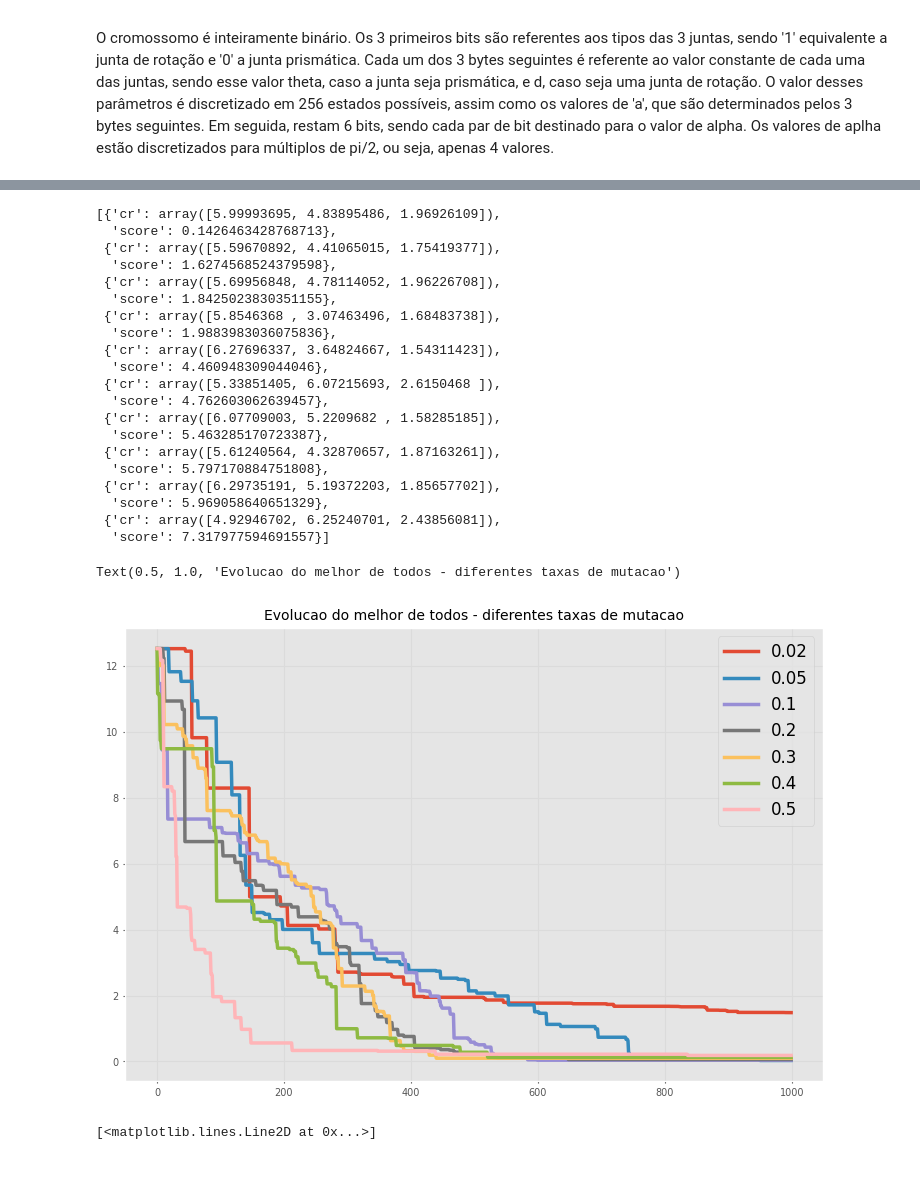
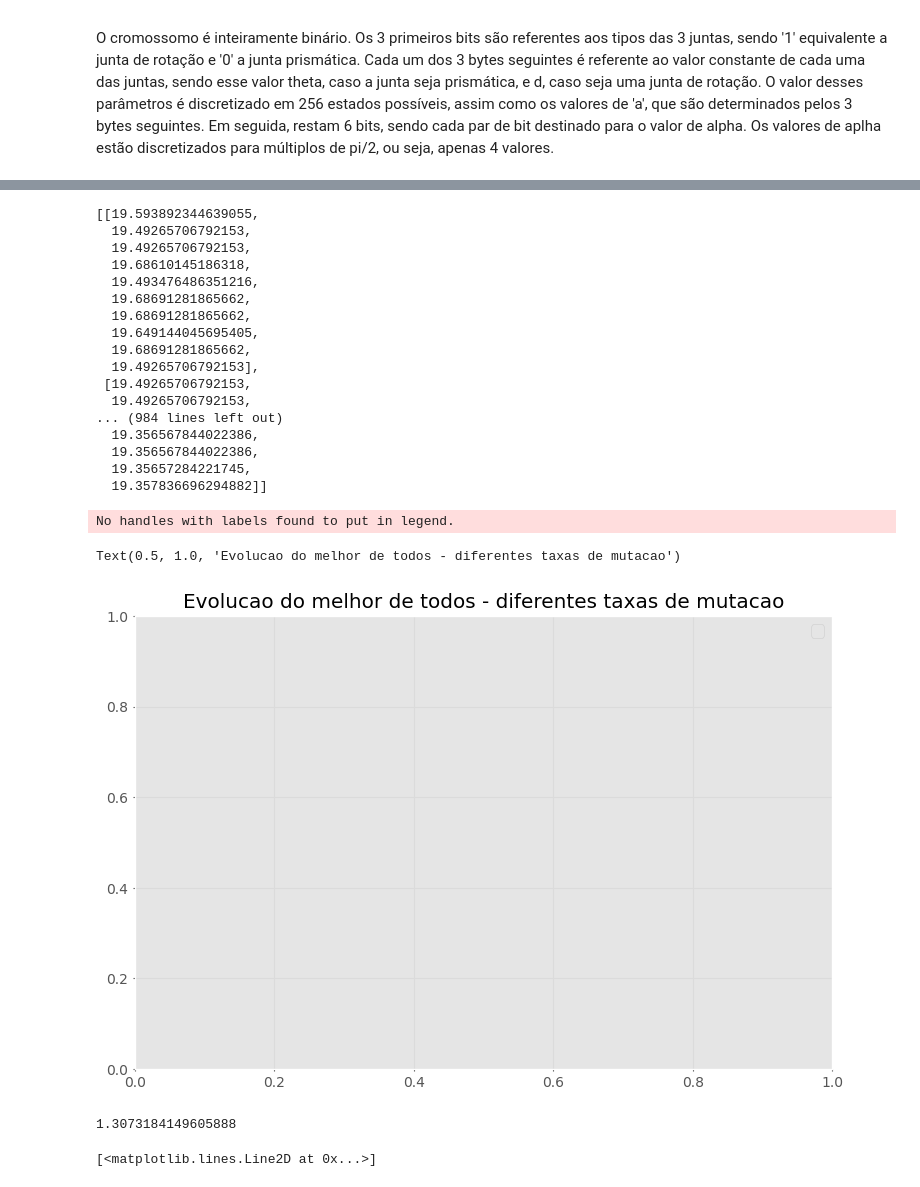
Before and after one commit to heitormasson/RobotFinder, a Jupyter notebook: AGStructure.ipynb, the cells around one changed output, grey strips where cells are left out. Cells and saved outputs as stored; diff of their text form; code cells hidden in the pictures.

```diff
--- a/AGStructure.ipynb
+++ b/AGStructure.ipynb
@@ -291,58 +323,63 @@ Text(0.5, 1.0, 'Melhor x media, sel=EL, co=AVG')
 # %%
-ag3_int.individuals
+ag3_int.distances
 # %% [output]
-[{'cr': array([5.99993695, 4.83895486, 1.96926109]),
-  'score': 0.1426463428768713},
- {'cr': array([5.59670892, 4.41065015, 1.75419377]),
-  'score': 1.6274568524379598},
- {'cr': array([5.69956848, 4.78114052, 1.96226708]),
-  'score': 1.8425023830351155},
- {'cr': array([5.8546368 , 3.07463496, 1.68483738]),
-  'score': 1.9883983036075836},
- {'cr': array([6.27696337, 3.64824667, 1.54311423]),
-  'score': 4.460948309044046},
- {'cr': array([5.33851405, 6.07215693, 2.6150468 ]),
-  'score': 4.762603062639457},
- {'cr': array([6.07709003, 5.2209682 , 1.58285185]),
-  'score': 5.463285170723387},
- {'cr': array([5.61240564, 4.32870657, 1.87163261]),
-  'score': 5.797170884751808},
- {'cr': array([6.29735191, 5.19372203, 1.85657702]),
-  'score': 5.969058640651329},
- {'cr': array([4.92946702, 6.25240701, 2.43856081]),
-  'score': 7.317977594691557}]
+[[19.593892344639055,
+  19.49265706792153,
+  19.49265706792153,
+  19.68610145186318,
+  19.493476486351216,
+  19.68691281865662,
+  19.68691281865662,
+  19.649144045695405,
+  19.68691281865662,
+  19.49265706792153],
+ [19.49265706792153,
+  19.49265706792153,
+... (984 lines left out)
+  19.356567844022386,
+  19.356567844022386,
+  19.35657284221745,
+  19.357836696294882]]
 # %%
 #criando um ponto teste
 
 construct_cr = np.random.randint(2, size=(57,), dtype=bool)
 move_cr=np.random.randint(2, size=(24,), dtype=bool)
 [robot,boolJuntas] = birth_robot(construct_cr)
 H=move_robot(robot,move_cr,boolJuntas)
 P1=point_H(H)
 
 #posicao inicial das juntas (seria o ponto anterior da trajetoria)
 juntas_init=[5,5,5]
 
 #parametros do AG3
 fig=plt.figure(figsize=(9,6), dpi= 100, facecolor='w', edgecolor='k')
 mut_rate_list=[0.02,0.05,0.1,0.2,0.3,0.4,0.5]
+conv_time = []
 for mut_rate in mut_rate_list:
     num_iters=1000 #numero de iteracoes
     num_inds=10 #numero de individuos
     sel_tech='T4' # 'EL' or 'TN' OBS: so acompanha a media de forma rigida se for elitimos (isso ja era esperado)
     co_tech='AVG' # 'AVG' or 'BST' or 'RAN'
     #mut_rate={0:1,5:2,10:3,15:4,50:5,100:10,200:20}
     #mut_rate=0.05
     ag3_int = AG3Int(num_inds,robot,boolJuntas,juntas_init,P1,mut_rate,co_tech,sel_tech,0)
+    t1= time.time()
     ag3_int.run(num_iters)
+    conv_time.append(time.time()-t1)
 
-    plt.plot(range(num_iters),ag3_int.best_score_list,linewidth=2.5,label=mut_rate)
+#     plt.plot(range(num_iters),ag3_int.best_score_list,linewidth=2.5,label=mut_rate)
     #plt.plot(range(num_iters),ag3_int.mean_list,linewidth=2.5,label=mut_rate)
 plt.legend(fontsize=12)
 plt.title('Evolucao do melhor de todos - diferentes taxas de mutacao')
 # %% [output]
-Text(0.5, 1.0, 'Evolucao do melhor de todos - diferentes taxas de mutacao')
+No handles with labels found to put in legend.
+Text(0.5, 1.0, 'Evolucao do melhor de todos - diferentes taxas de mutacao')
-[figure, old version]
+[figure, new version]
+# %%
+sum(conv_time)/7
+# %% [output]
+1.3073184149605888
 # %%
 class AG3:
     def __init__(self,num_crs,robot,boolJuntas,P0,mut_rate,co_tech,sel_tech,to_kill_perc):
```
Also changed, not shown: parts of 2 cells of this notebook, 1 other file.
